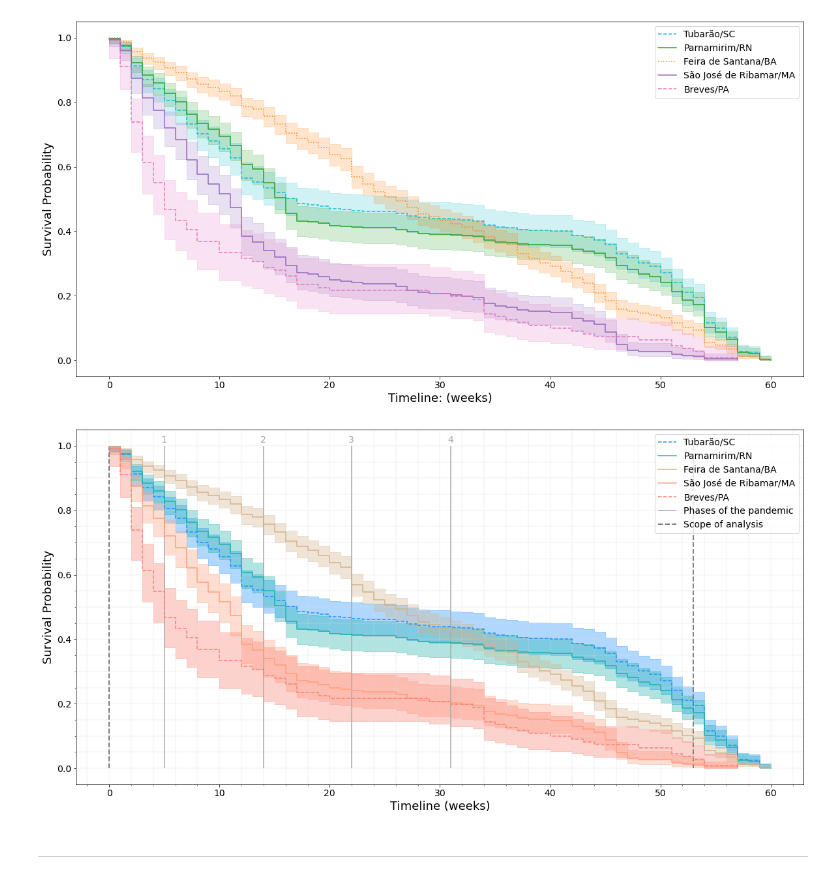
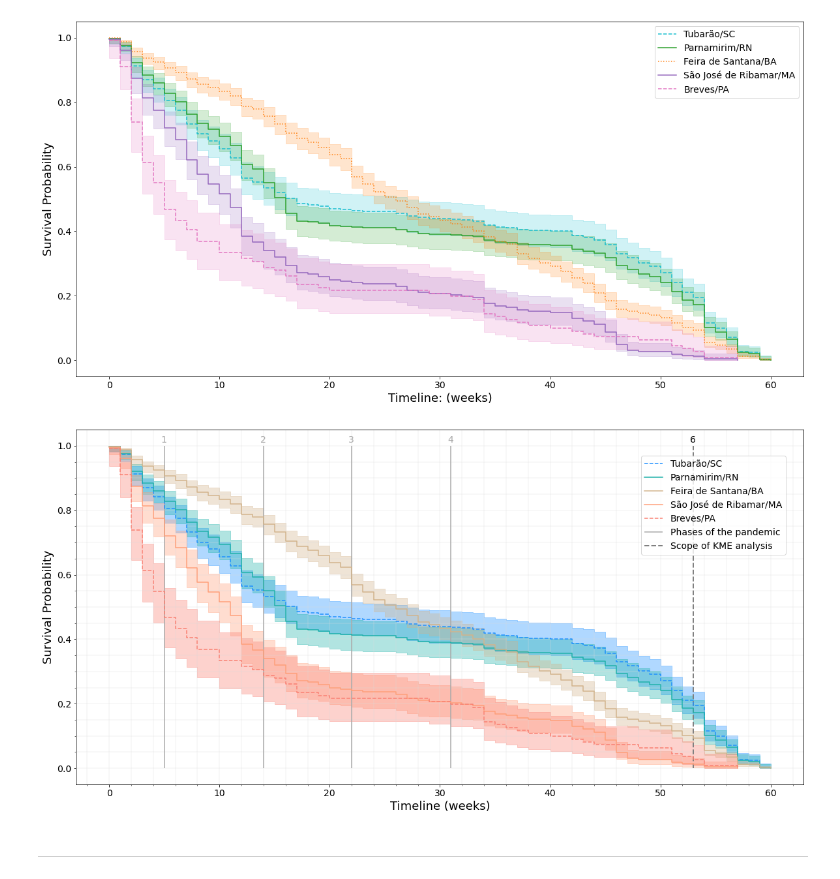
Before and after one commit to alexandrepereiraarq/COVIDGI, a Jupyter notebook: CVGI_MR_05_analysis.ipynb, the cells around one changed output. Drawn from its saved outputs; the diff is of its cells as text; code cells hidden in the pictures.

```diff
--- a/CVGI_MR_05_analysis.ipynb
+++ b/CVGI_MR_05_analysis.ipynb
@@ -487,7 +503,7 @@ cities_list = cities_list_svi_A5
 T = df['week']     ## time to event
 E = df['event']      ## event occurred or censored
 
-save_fig = False
+save_fig = True
 ci_alpha_value = 0.35
 lineStyles = ['--','-','-.',':']
 cmap = matplotlib.cm.get_cmap('tab10') #viridis
@@ -519,39 +535,38 @@ ax2 = kmf.plot(ax=ax,ci_legend=True,ci_alpha=ci_alpha_value, color=color_list[1]
 cities_label3 = '2910800'
 ix3 = df.loc[cities_label3].index
 kmf.fit(T[ix3], E[ix3], label=cities_names_svi_A5_dict[cities_label3])
 ax3 = kmf.plot(ax=ax,ci_legend=True,ci_alpha=ci_alpha_value, color=color_list[2],ls=lineStyles[1])
 
 cities_label4 = '2111201'
 ix4 = df.loc[cities_label4].index
 kmf.fit(T[ix4], E[ix4], label=cities_names_svi_A5_dict[cities_label4])
 ax4 = kmf.plot(ax=ax,ci_legend=True,ci_alpha=ci_alpha_value, color=color_list[3],ls=lineStyles[1])
 
 cities_label5 = '1501808'
 ix5 = df.loc[cities_label5].index
 kmf.fit(T[ix5], E[ix5], label=cities_names_svi_A5_dict[cities_label5])
 ax4 = kmf.plot(ax=ax,ci_legend=True,ci_alpha=ci_alpha_value, color=color_list[4],ls=lineStyles[0])
 
 vlines_pos = [5,14,22,31]
 ax.vlines(vlines_pos, 0, 1, colors='darkgrey',lw=1.5, linestyles='-', label='Phases of the pandemic')
 for i in range(len(vlines_pos)):
     text((vlines_pos[i]-0.3),1.01,i+1,color='darkgrey')
-ax.vlines([0,53], 0, 1, colors='grey',lw=2, linestyles='--', label='Scope of analysis')
-plt.legend()
+ax.vlines([53], 0, 1, colors='grey',lw=2, linestyles='--', label='Scope of KME analysis')
+text(52.7,1.01,'6',color='black')
+plt.legend(bbox_to_anchor=(0.77, 0.94), loc='upper left')
 plt.minorticks_on()
 plt.grid(b=True, which='both',color='gainsboro', linestyle='-', linewidth=0.4)
-#plt.grid(b=True, which='minor',color='gainsboro', linestyle='-', linewidth=0.3)
-#plt.grid(b=True, which='major',color='grey', linestyle='-', linewidth=0.5)
 
-ax.set(xlabel='Timeline (weeks)', ylabel='Survival Probability')#,title='Survival probability per week in sampled cities in Brazil, according to Social Vulnerability Index'
+ax.set(xlabel='Timeline (weeks)', ylabel='Survival Probability')
 
 if save_fig == True:
     file_name = 'CVGI_KME_SVI_cities_sample_A5.png'
     file_path = Path('./OUT/')
     url = file_path / file_name
     plt.savefig(url, dpi=300,bbox_inches='tight',pad_inches=0.05)
 plt.show()
 # %% [output]
-[figure, old version]
+[figure, new version]
 # %% [markdown]
 ---
 # %%
```
Also changed, not shown: parts of 13 cells of this notebook, 2 other files.
